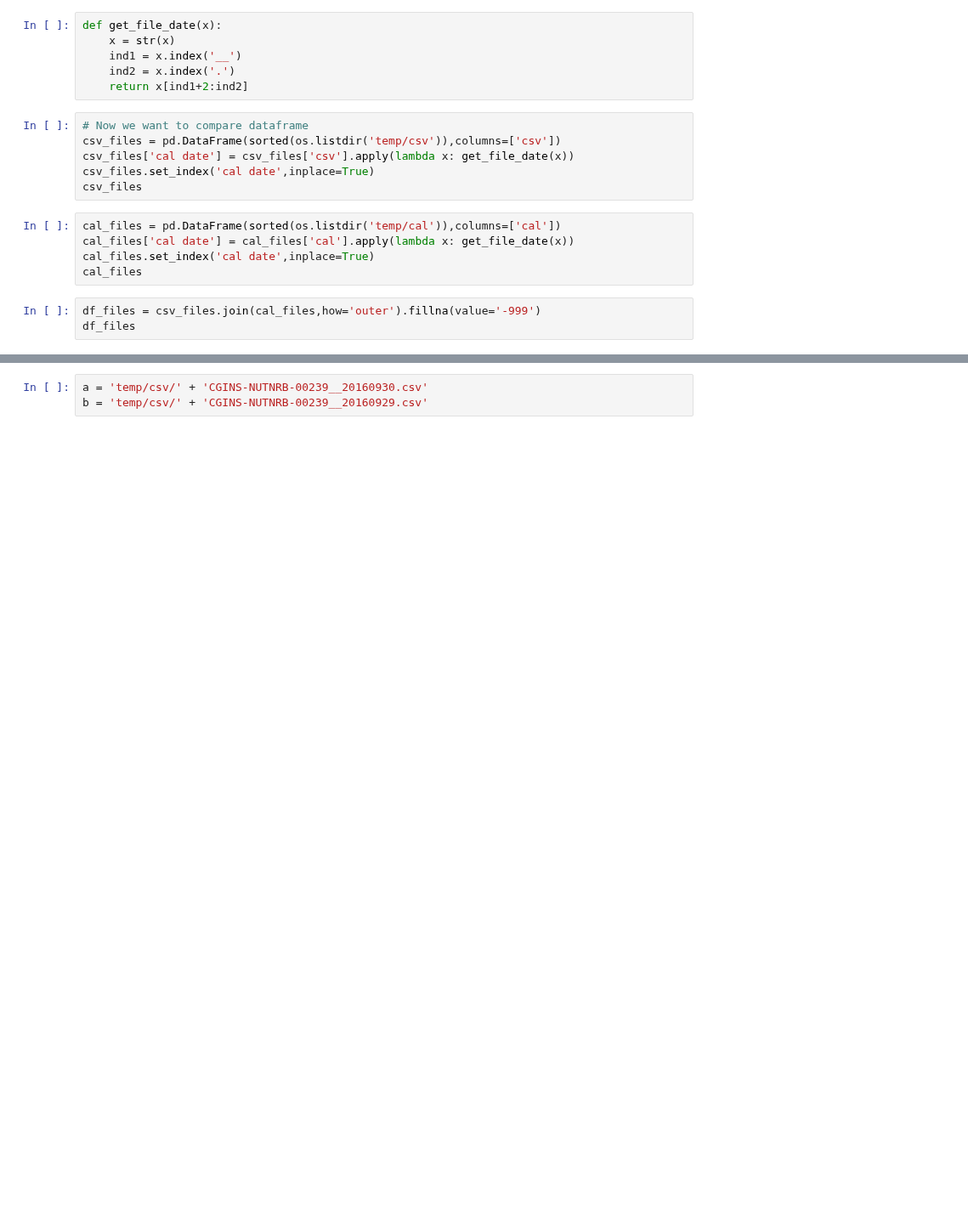
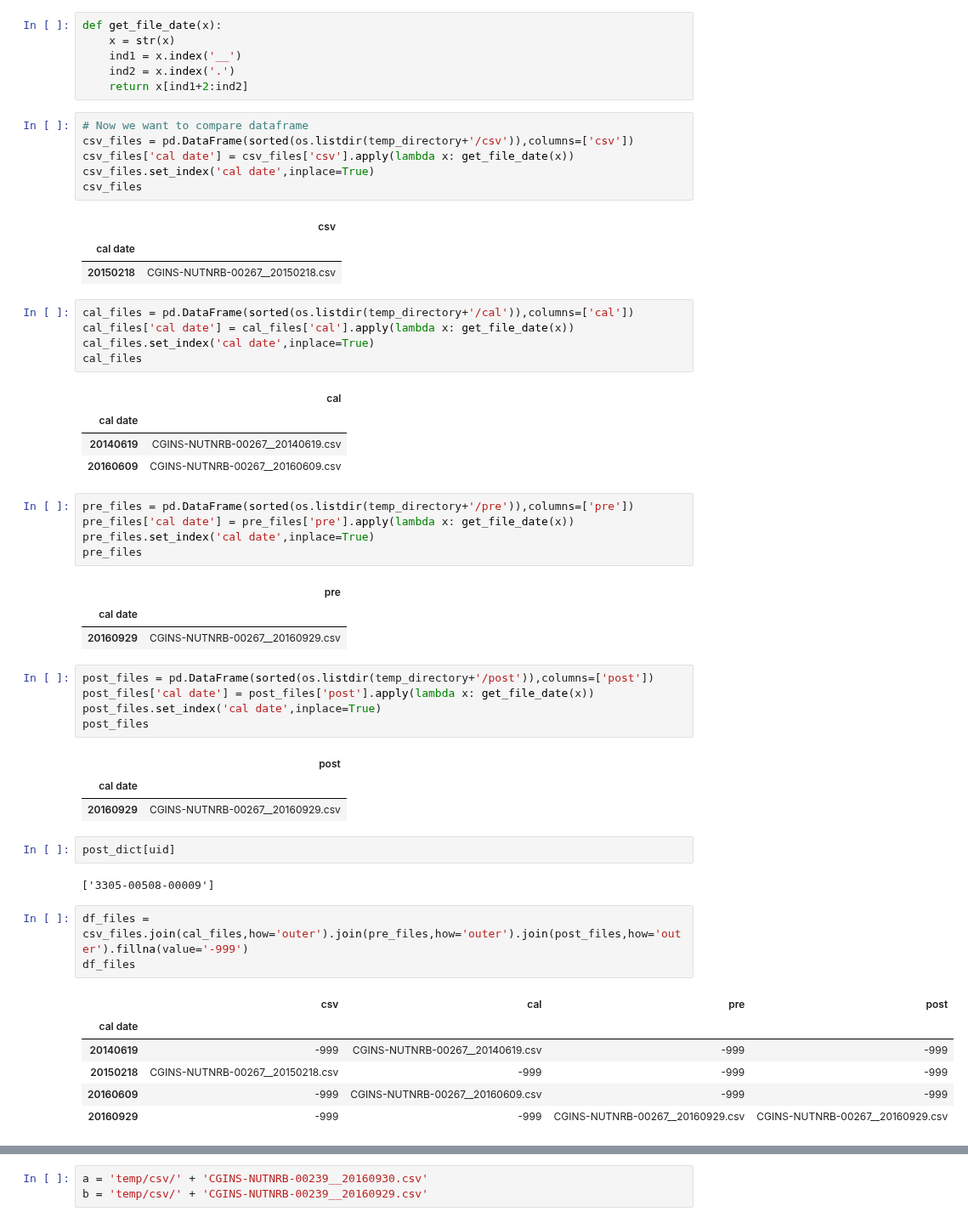
Before and after one commit to cooleyky/QAQC_Sandbox, a Jupyter notebook: Metadata_Review/NUTNR Calibration Parser.ipynb, the cells around one changed output, grey strips where cells are left out. Shown at 85% size. Saved outputs shown, nothing was run; the diff lists cells and outputs as text; blank space fills up the shorter version.

Commit message:
NUTNR Metadata Review Scripts are functionally completed. Need cleaning for formal publication.

```diff
--- a/Metadata_Review/NUTNR Calibration Parser.ipynb
+++ b/Metadata_Review/NUTNR Calibration Parser.ipynb
@@ -750,15 +834,53 @@ def get_file_date(x):
     return x[ind1+2:ind2]
 # %%
 # Now we want to compare dataframe
-csv_files = pd.DataFrame(sorted(os.listdir('temp/csv')),columns=['csv'])
+csv_files = pd.DataFrame(sorted(os.listdir(temp_directory+'/csv')),columns=['csv'])
 csv_files['cal date'] = csv_files['csv'].apply(lambda x: get_file_date(x))
 csv_files.set_index('cal date',inplace=True)
 csv_files
+# %% [output]
+|  | csv |
+| cal date |  |
+| 20150218 | CGINS-NUTNRB-00267__20150218.csv |
 # %%
-cal_files = pd.DataFrame(sorted(os.listdir('temp/cal')),columns=['cal'])
+cal_files = pd.DataFrame(sorted(os.listdir(temp_directory+'/cal')),columns=['cal'])
 cal_files['cal date'] = cal_files['cal'].apply(lambda x: get_file_date(x))
 cal_files.set_index('cal date',inplace=True)
 cal_files
+# %% [output]
+|  | cal |
+| cal date |  |
+| 20140619 | CGINS-NUTNRB-00267__20140619.csv |
+| 20160609 | CGINS-NUTNRB-00267__20160609.csv |
+# %%
+pre_files = pd.DataFrame(sorted(os.listdir(temp_directory+'/pre')),columns=['pre'])
+pre_files['cal date'] = pre_files['pre'].apply(lambda x: get_file_date(x))
+pre_files.set_index('cal date',inplace=True)
+pre_files
+# %% [output]
+|  | pre |
+| cal date |  |
+| 20160929 | CGINS-NUTNRB-00267__20160929.csv |
+# %%
+post_files = pd.DataFrame(sorted(os.listdir(temp_directory+'/post')),columns=['post'])
+post_files['cal date'] = post_files['post'].apply(lambda x: get_file_date(x))
+post_files.set_index('cal date',inplace=True)
+post_files
+# %% [output]
+|  | post |
+| cal date |  |
+| 20160929 | CGINS-NUTNRB-00267__20160929.csv |
+# %%
+post_dict[uid]
+# %% [output]
+['3305-00508-00009']
 # %%
-df_files = csv_files.join(cal_files,how='outer').fillna(value='-999')
+df_files = csv_files.join(cal_files,how='outer').join(pre_files,how='outer').join(post_files,how='outer').fillna(value='-999')
 df_files
+# %% [output]
+|  | csv | cal | pre | post |
+| cal date |  |  |  |  |
+| 20140619 | -999 | CGINS-NUTNRB-00267__20140619.csv | -999 | -999 |
+| 20150218 | CGINS-NUTNRB-00267__20150218.csv | -999 | -999 | -999 |
+| 20160609 | -999 | CGINS-NUTNRB-00267__20160609.csv | -999 | -999 |
+| 20160929 | -999 | -999 | CGINS-NUTNRB-00267__20160929.csv | CGINS-NUTNRB-00267__20160929.csv |
```
Also changed, not shown: parts of 48 cells of this notebook, 2 other files.
